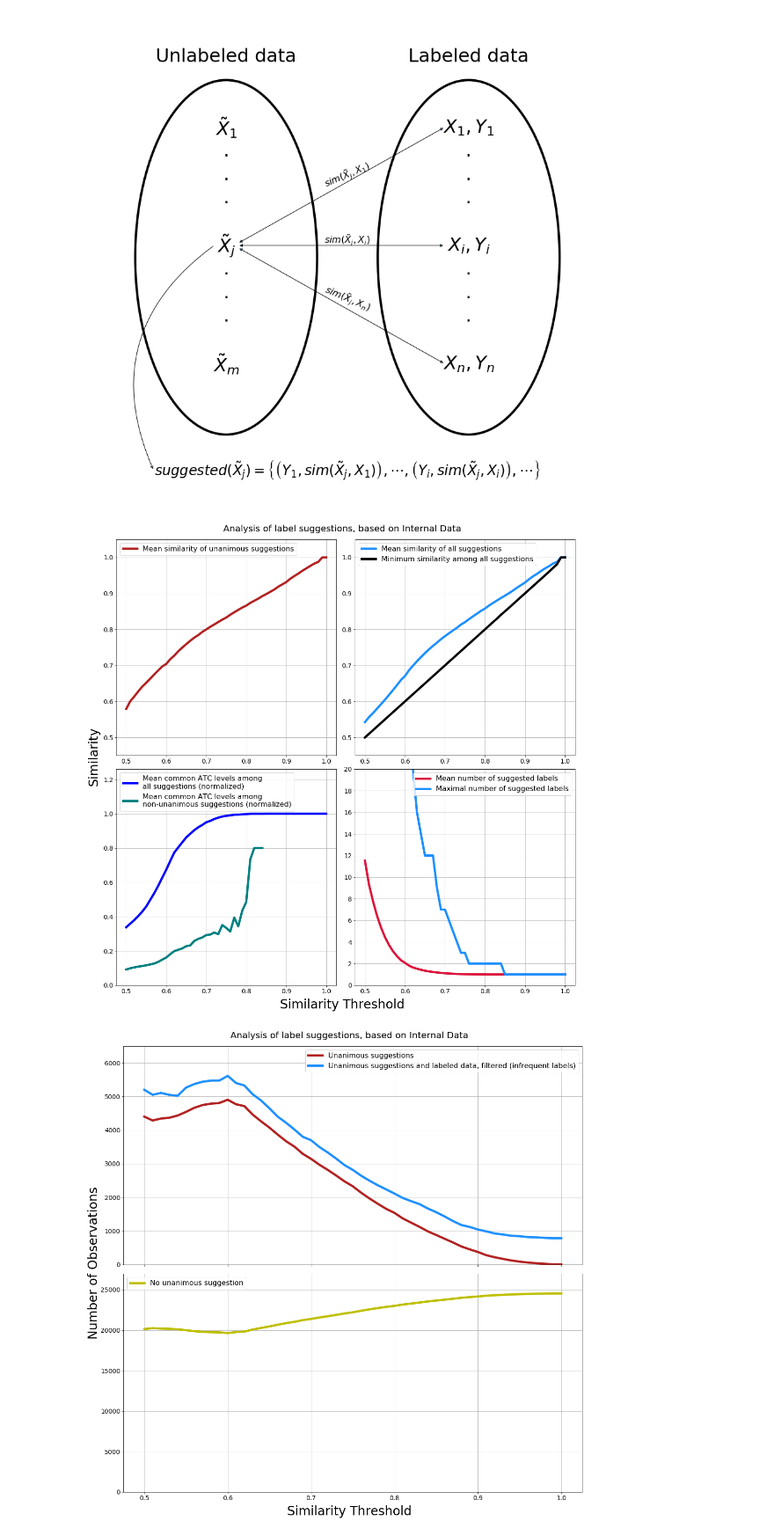
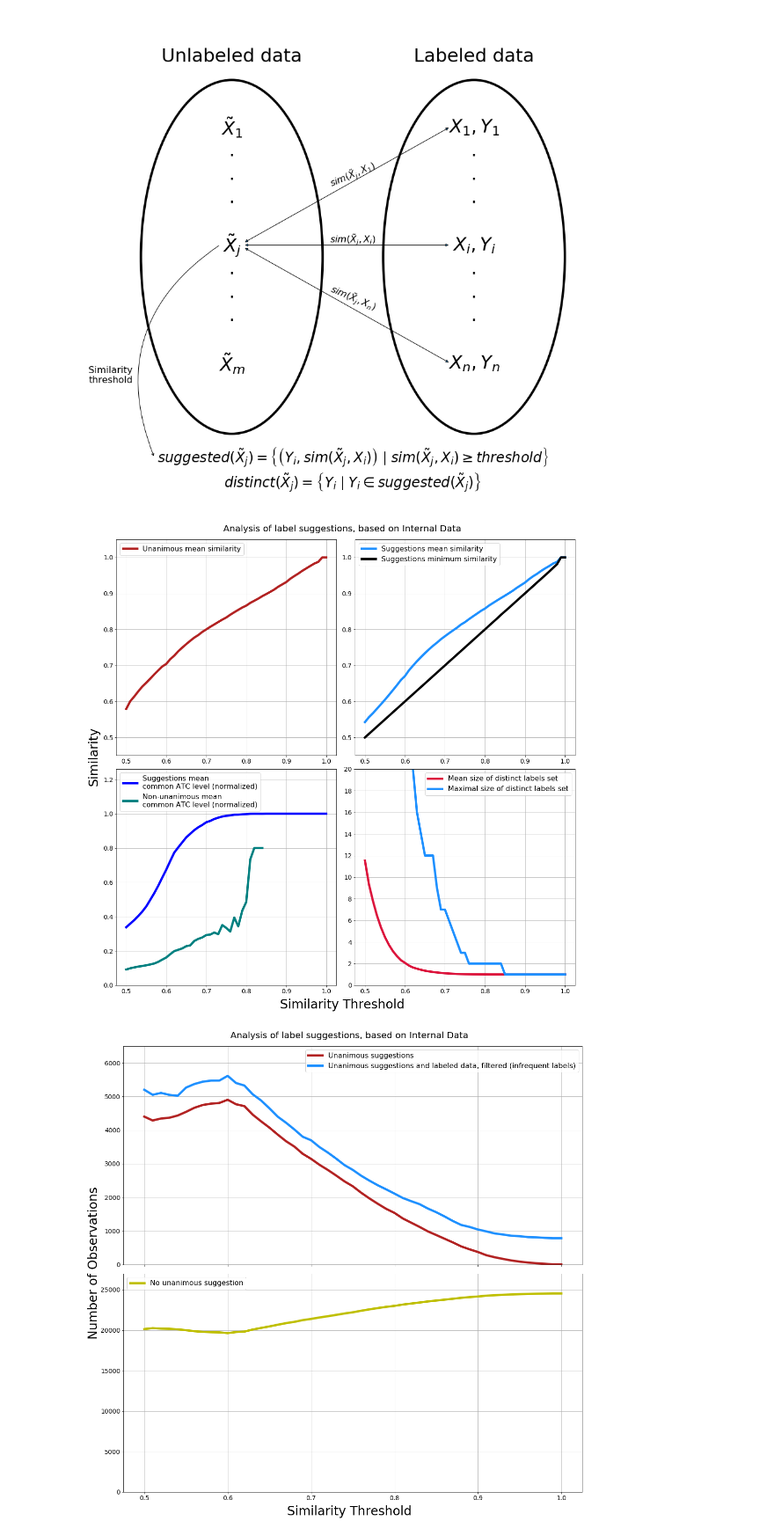
Before and after one commit to jraiskin/Automated_categorization_medication, a Jupyter notebook: plot_figures.ipynb, the cells around one changed output. Shown at 88% size. Drawn from its saved outputs; the diff is of its cells as text; code cells hidden in the pictures.

```diff
--- a/plot_figures.ipynb
+++ b/plot_figures.ipynb
@@ -168,37 +168,44 @@ ax.annotate(r'$sim(\tilde{X}_j, X_n)$', xy=(0, -3.5),
             fontsize=fontsize*0.5,
             rotation=-23)
 
-sim_eq = r'$suggested(\tilde{X}_j) = \left \{ \left( Y_1, sim(\tilde{X}_j, X_1) \right),\cdots ,\left( Y_i, sim(\tilde{X}_j, X_i) \right),\cdots\right \}$'
+sim_eq = r'$suggested(\tilde{X}_j) = \left \{ \left( Y_i, sim(\tilde{X}_j, X_i) \right) \mid sim(\tilde{X}_j, X_i) \geq threshold\right \}$'
+sim_eq += '\n' + r'$distinct(\tilde{X}_j) = \left \{ Y_i \mid Y_i \in suggested(\tilde{X}_j) \right \}$'
 ax.annotate(sim_eq, xy=(0, -18),
             ha='center', va='center',
             fontsize=fontsize*0.75)
 
 ax.annotate('',
-            xy=(-16, -18), xycoords='data',
+            xy=(-16.4, -17), xycoords='data',
             xytext=(-10 - 1, el_height / 2 - 14), textcoords='data',
             arrowprops=dict(arrowstyle="->",
                             connectionstyle="arc3,rad=.4"))
+
+ax.annotate('Similarity\nthreshold', xy=(-20, -10),
+            ha='center', va='center',
+            textcoords='data',
+            fontsize=fontsize*0.5)
+
 
 ax.set_xlim([-20, 20])
 ax.set_ylim([-20, 20])
 
 ax.axis('off')
 
 # plt.show()
 
 plt.savefig(figure_dir + 'unlabeled_labeled_fig.pdf', bbox_inches='tight')
 
 # text and math examples
 # https://matplotlib.org/users/text_intro.html
 # https://matplotlib.org/users/mathtext.html
 # http://matplotlib.org/examples/pylab_examples/tex_unicode_demo.html
 
 # plotting examples
 # http://matplotlib.org/examples/pylab_examples/annotation_demo.html
 # https://matplotlib.org/users/annotations_guide.html
 # http://matplotlib.org/examples/pylab_examples/annotation_demo3.html
 # %% [output]
-[figure, old version]
+[figure, new version]
 # %%
 """
 Load data from **internal** sources from files, after files have been generated.
@@ -259,7 +266,7 @@ colors = ['firebrick', 'dodgerblue',
 # top left
 ax1.plot(label_suggestion_summary['Threshold'],
          label_suggestion_summary['Unanimous mean similarity'],
-         label='Mean similarity of unanimous suggestions',
+         label='Unanimous mean similarity',
          lw=5,
          color=colors[0])
 ax1.legend(loc=2, fontsize=legend_font_size)  # 'upper right'
@@ -269,12 +276,12 @@ ax1.set_ylim([0.45, 1.05])
 # top right
 ax2.plot(label_suggestion_summary['Threshold'],
          label_suggestion_summary['Mean similarity'],
-         label='Mean similarity of all suggestions',
+         label='Suggestions mean similarity',
          lw=5,
          color=colors[1])
 ax2.plot(label_suggestion_summary['Threshold'],
          label_suggestion_summary['Min similarity'],
-         label='Minimum similarity among all suggestions',
+         label='Suggestions minimum similarity',
          lw=5,
          color=colors[2])
 ax2.legend(loc=2, fontsize=legend_font_size)  # 'upper right'
@@ -284,12 +291,12 @@ ax2.set_ylim([0.45, 1.05])
 # bottom left
 ax3.plot(label_suggestion_summary['Threshold'],
          label_suggestion_summary['Mean common ATC levels (norm)'],
-         label='Mean common ATC levels among \nall suggestions (normalized)',
+         label='Suggestions mean\ncommon ATC level (normalized)',
          lw=5,
          color=colors[3])
 ax3.plot(label_suggestion_summary['Threshold'],
          label_suggestion_summary['Mean common ATC levels, non-unanimous (norm)'],
-         label='Mean common ATC levels among \nnon-unanimous suggestions (normalized)',
+         label='Non-unanimous mean\ncommon ATC level (normalized)',
          lw=5,
          color=colors[4])
 ax3.legend(loc=2, fontsize=legend_font_size)  # 'upper right'
@@ -299,12 +306,12 @@ ax3.set_ylim([0.0, 1.26])
 # bottom right
 ax4.plot(label_suggestion_summary['Threshold'],
          label_suggestion_summary['Mean # suggestions'],
-         label='Mean number of suggested labels',
+         label='Mean size of distinct labels set',
          lw=5,
          color=colors[5])
 ax4.plot(label_suggestion_summary['Threshold'],
          label_suggestion_summary['Max # suggestions'],
-         label='Maximal number of suggested labels',
+         label='Maximal size of distinct labels set',
          lw=5,
          color=colors[6])
 ax4.legend(loc=1, fontsize=legend_font_size)  # 'upper right'
@@ -329,7 +336,7 @@ ax4.tick_params(axis='both', which='major', labelsize=tick_label_font_size)
 
 plt.savefig(figure_dir + 'suggestion_analysis_internal_similarities.pdf', bbox_inches='tight')
 # %% [output]
-[figure, old version]
+[figure, new version]
 # %%
 fig, (ax1, ax2) = plt.subplots(nrows=2,
                          sharex=True,
```
Also changed, not shown: parts of 10 cells of this notebook.
